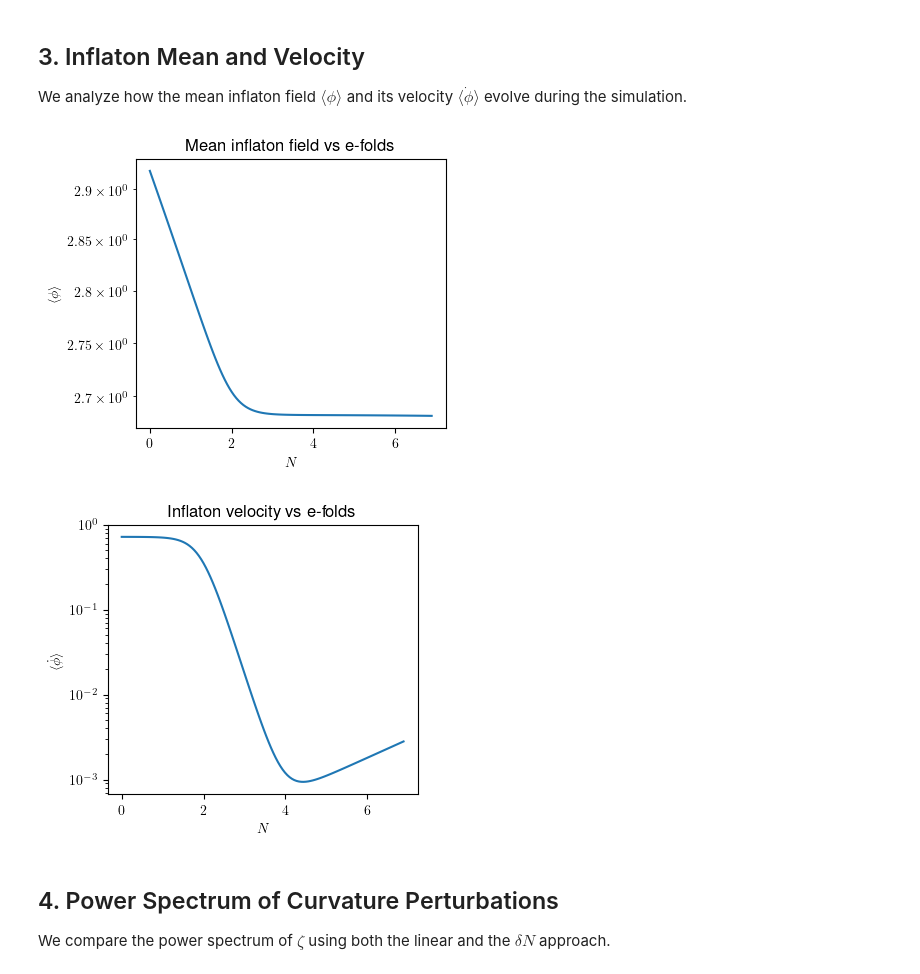
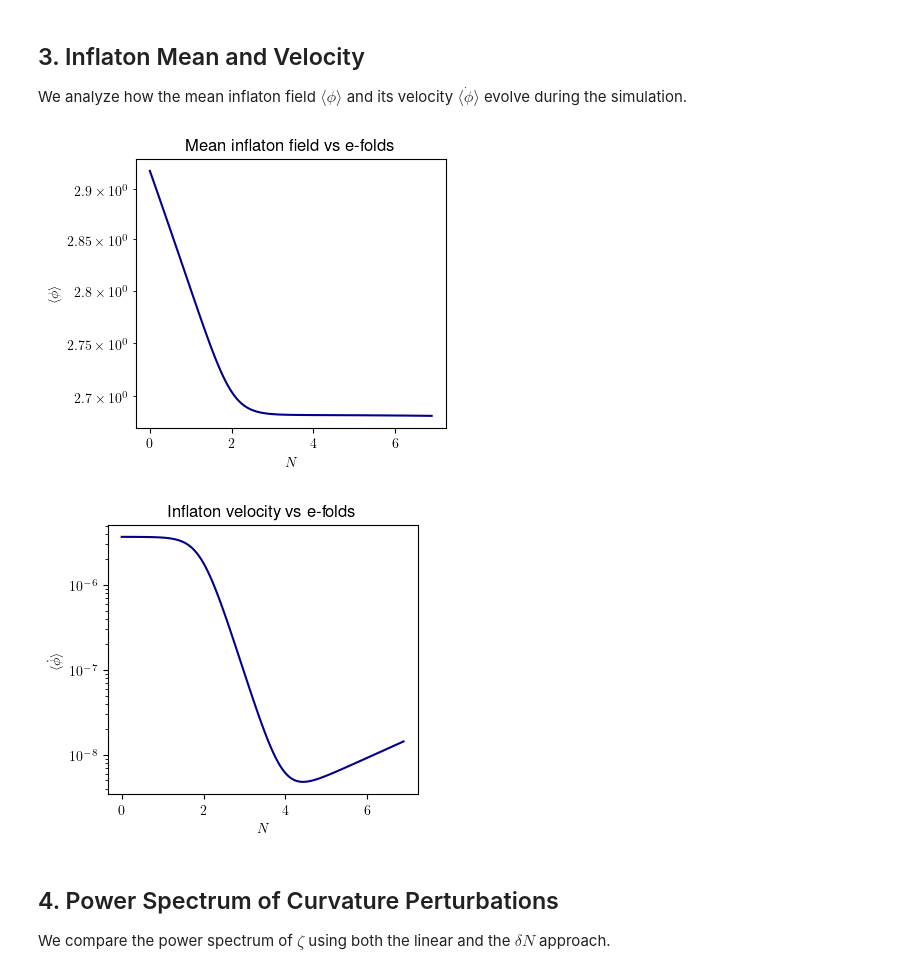
Before and after one commit to caravangelo/inflation-easy, a Jupyter notebook: notebooks/plot.ipynb, the cells around one changed output. Cells and saved outputs as stored; diff of their text form; code cells hidden in the pictures.

```diff
--- a/notebooks/plot.ipynb
+++ b/notebooks/plot.ipynb
@@ -46,22 +46,24 @@ We analyze how the mean inflaton field $\langle\phi\rangle$ and its velocity $\l
 # %%
 # Plot the time evolution of the inflaton mean value
 plt.figure(figsize=(4, 3.5))
-plt.semilogy(np.log(sf[:, 1]), f[:, 2])
+plt.semilogy(np.log(sf[:, 1]), f[:, 2], color='darkblue')
 plt.ylabel(r'$\langle\phi\rangle$')
 plt.xlabel(r'$N$')
 plt.title("Mean inflaton field vs e-folds")
+#plt.savefig('../plots/phi.pdf', dpi=300, bbox_inches='tight')
 plt.show()
 
 # Plot the velocity of the inflaton field
 plt.figure(figsize=(4, 3.5))
-plt.semilogy(np.log(sf[:, 1]), np.abs(fv[:, 2])/np.sqrt(0.263e-10))
+plt.semilogy(np.log(sf[:, 1]), np.abs(fv[:, 2]), color='darkblue')
 plt.ylabel(r'$\langle\dot\phi\rangle$')
 plt.xlabel(r'$N$')
 plt.title("Inflaton velocity vs e-folds")
+#plt.savefig('../plots/phidot.pdf', dpi=300, bbox_inches='tight')
 plt.show()
 # %% [output]
-[figure, old version]
+[figure, new version]
-[figure, old version]
+[figure, new version]
 # %% [markdown]
 ## 4. Power Spectrum of Curvature Perturbations
 We compare the power spectrum of $\zeta$ using both the linear and the $\delta N$ approach.
```
Also changed, not shown: parts of 6 cells of this notebook.
